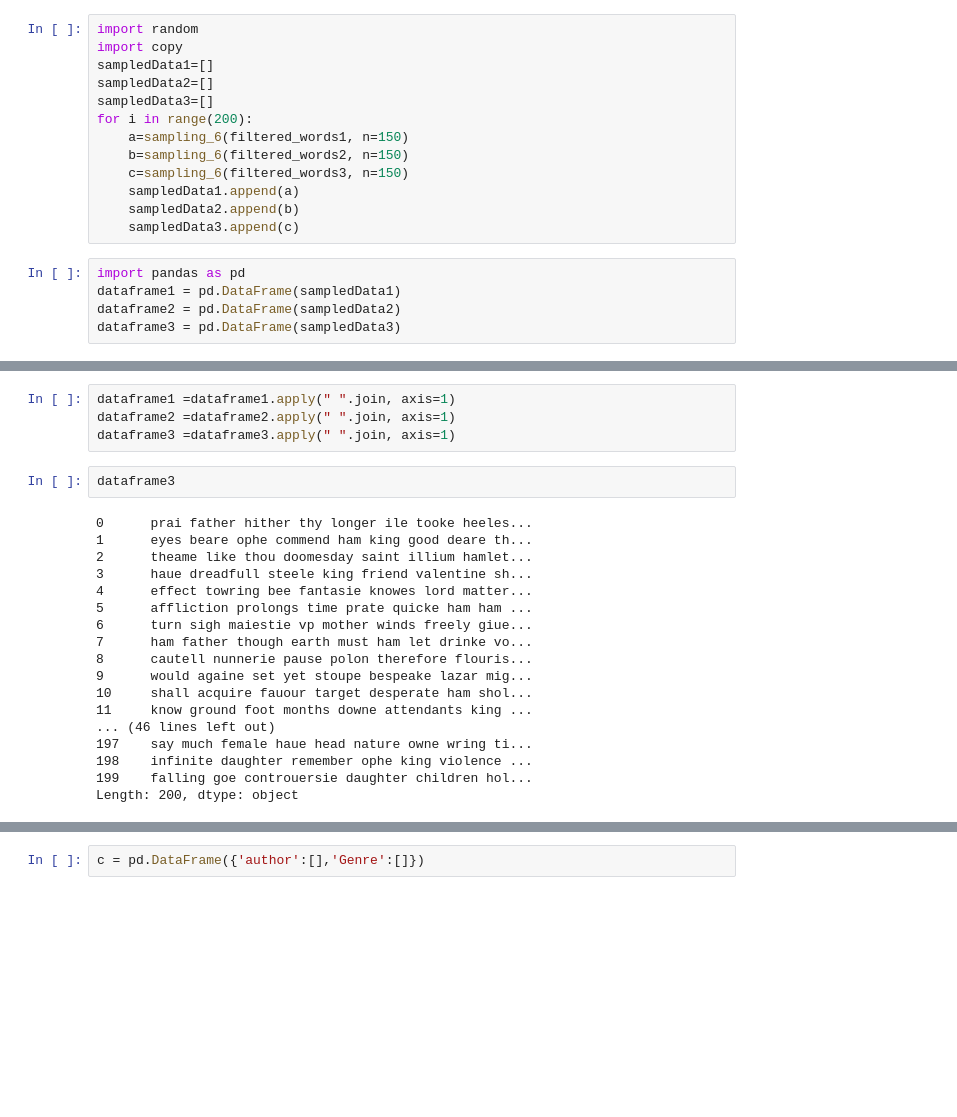
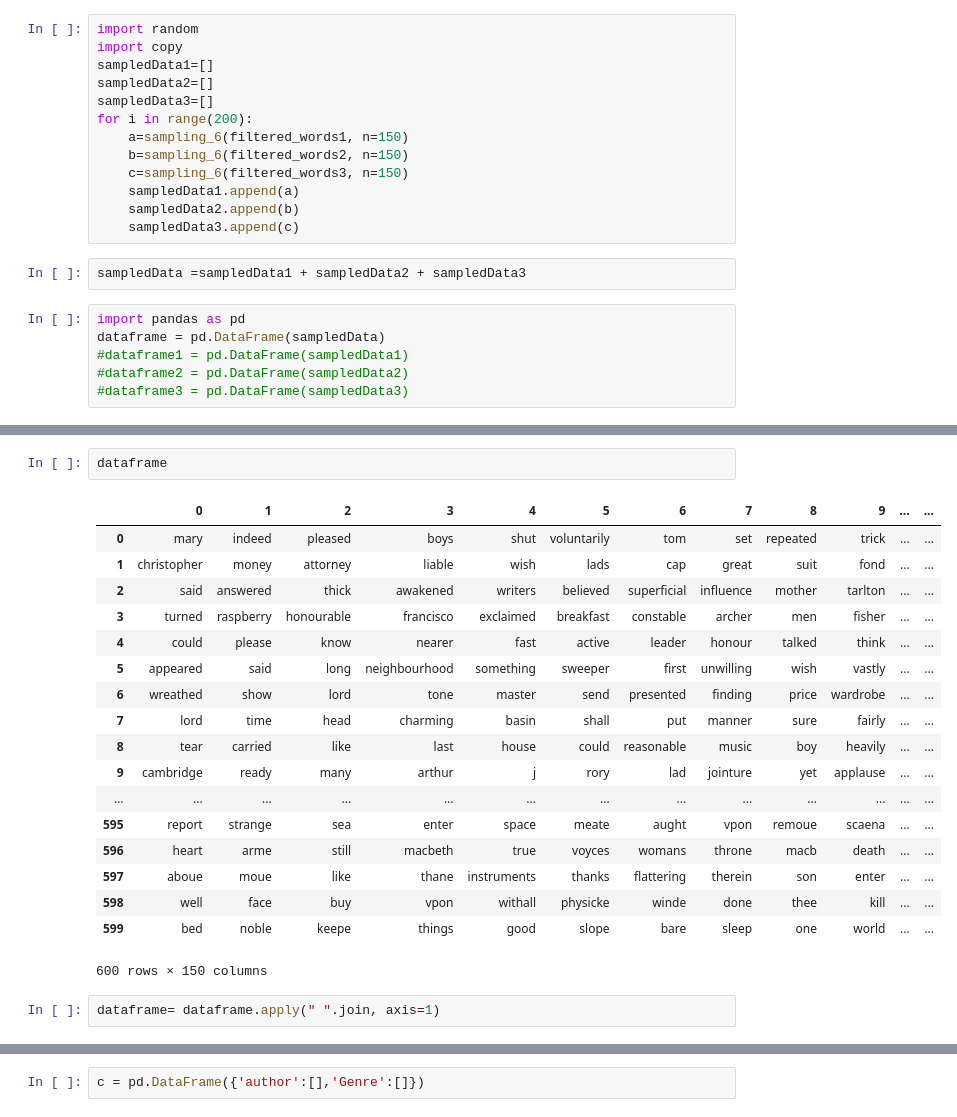
Before and after one commit to rashinagpal/NLP-Guttenberg-Classification, a Jupyter notebook: Classification.ipynb, the cells around one changed output, grey strips where cells are left out. Cells and saved outputs as stored; diff of their text form; blank space fills up the shorter version.

```diff
--- a/Classification.ipynb
+++ b/Classification.ipynb
@@ -107,8 +107,11 @@ for i in range(200):
     sampledData1.append(a)
     sampledData2.append(b)
     sampledData3.append(c)
+# %%
+sampledData =sampledData1 + sampledData2 + sampledData3
 # %%
 import pandas as pd
-dataframe1 = pd.DataFrame(sampledData1)
-dataframe2 = pd.DataFrame(sampledData2)
-dataframe3 = pd.DataFrame(sampledData3)
+dataframe = pd.DataFrame(sampledData)
+#dataframe1 = pd.DataFrame(sampledData1)
+#dataframe2 = pd.DataFrame(sampledData2)
+#dataframe3 = pd.DataFrame(sampledData3)
@@ -136,24 +118,23 @@ dataframe3
-# %%
-dataframe1 =dataframe1.apply(" ".join, axis=1)
-dataframe2 =dataframe2.apply(" ".join, axis=1)
-dataframe3 =dataframe3.apply(" ".join, axis=1)
-# %%
-dataframe3
-# %% [output]
-0      prai father hither thy longer ile tooke heeles...
-1      eyes beare ophe commend ham king good deare th...
-2      theame like thou doomesday saint illium hamlet...
-3      haue dreadfull steele king friend valentine sh...
-4      effect towring bee fantasie knowes lord matter...
-5      affliction prolongs time prate quicke ham ham ...
-6      turn sigh maiestie vp mother winds freely giue...
-7      ham father though earth must ham let drinke vo...
-8      cautell nunnerie pause polon therefore flouris...
-9      would againe set yet stoupe bespeake lazar mig...
-10     shall acquire fauour target desperate ham shol...
-11     know ground foot months downe attendants king ...
-... (46 lines left out)
-197    say much female haue head nature owne wring ti...
-198    infinite daughter remember ophe king violence ...
-199    falling goe controuersie daughter children hol...
-Length: 200, dtype: object
+# %%
+dataframe
+# %% [output]
+|  | 0 | 1 | 2 | 3 | 4 | 5 | 6 | 7 | 8 | 9 | ... | ... |
+| 0 | mary | indeed | pleased | boys | shut | voluntarily | tom | set | repeated | trick | ... | ... |
+| 1 | christopher | money | attorney | liable | wish | lads | cap | great | suit | fond | ... | ... |
+| 2 | said | answered | thick | awakened | writers | believed | superficial | influence | mother | tarlton | ... | ... |
+| 3 | turned | raspberry | honourable | francisco | exclaimed | breakfast | constable | archer | men | fisher | ... | ... |
+| 4 | could | please | know | nearer | fast | active | leader | honour | talked | think | ... | ... |
+| 5 | appeared | said | long | neighbourhood | something | sweeper | first | unwilling | wish | vastly | ... | ... |
+| 6 | wreathed | show | lord | tone | master | send | presented | finding | price | wardrobe | ... | ... |
+| 7 | lord | time | head | charming | basin | shall | put | manner | sure | fairly | ... | ... |
+| 8 | tear | carried | like | last | house | could | reasonable | music | boy | heavily | ... | ... |
+| 9 | cambridge | ready | many | arthur | j | rory | lad | jointure | yet | applause | ... | ... |
+| ... | ... | ... | ... | ... | ... | ... | ... | ... | ... | ... | ... | ... |
+| 595 | report | strange | sea | enter | space | meate | aught | vpon | remoue | scaena | ... | ... |
+| 596 | heart | arme | still | macbeth | true | voyces | womans | throne | macb | death | ... | ... |
+| 597 | aboue | moue | like | thane | instruments | thanks | flattering | therein | son | enter | ... | ... |
+| 598 | well | face | buy | vpon | withall | physicke | winde | done | thee | kill | ... | ... |
+| 599 | bed | noble | keepe | things | good | slope | bare | sleep | one | world | ... | ... |
+600 rows × 150 columns
+# %%
+dataframe= dataframe.apply(" ".join, axis=1)
```
Also changed, not shown: parts of 28 cells of this notebook.
